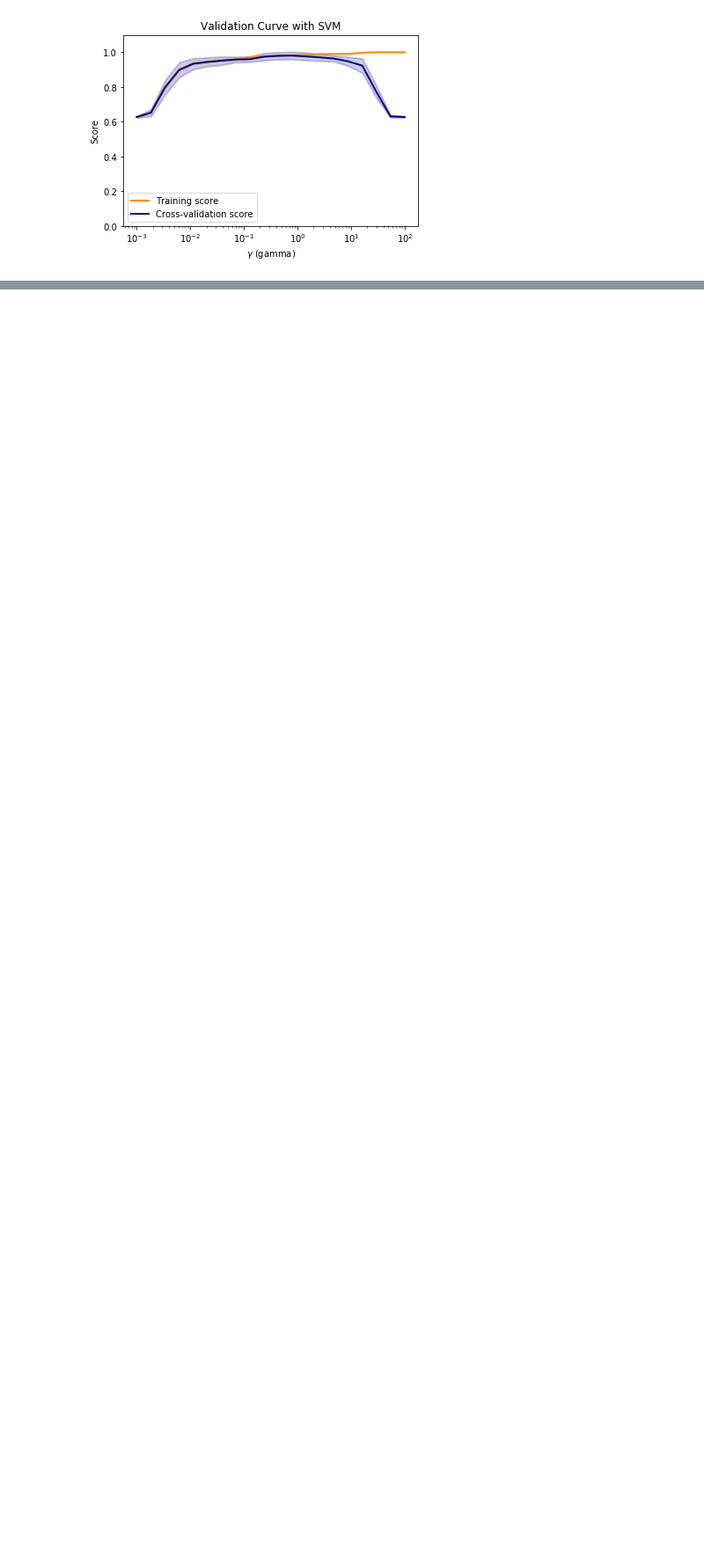
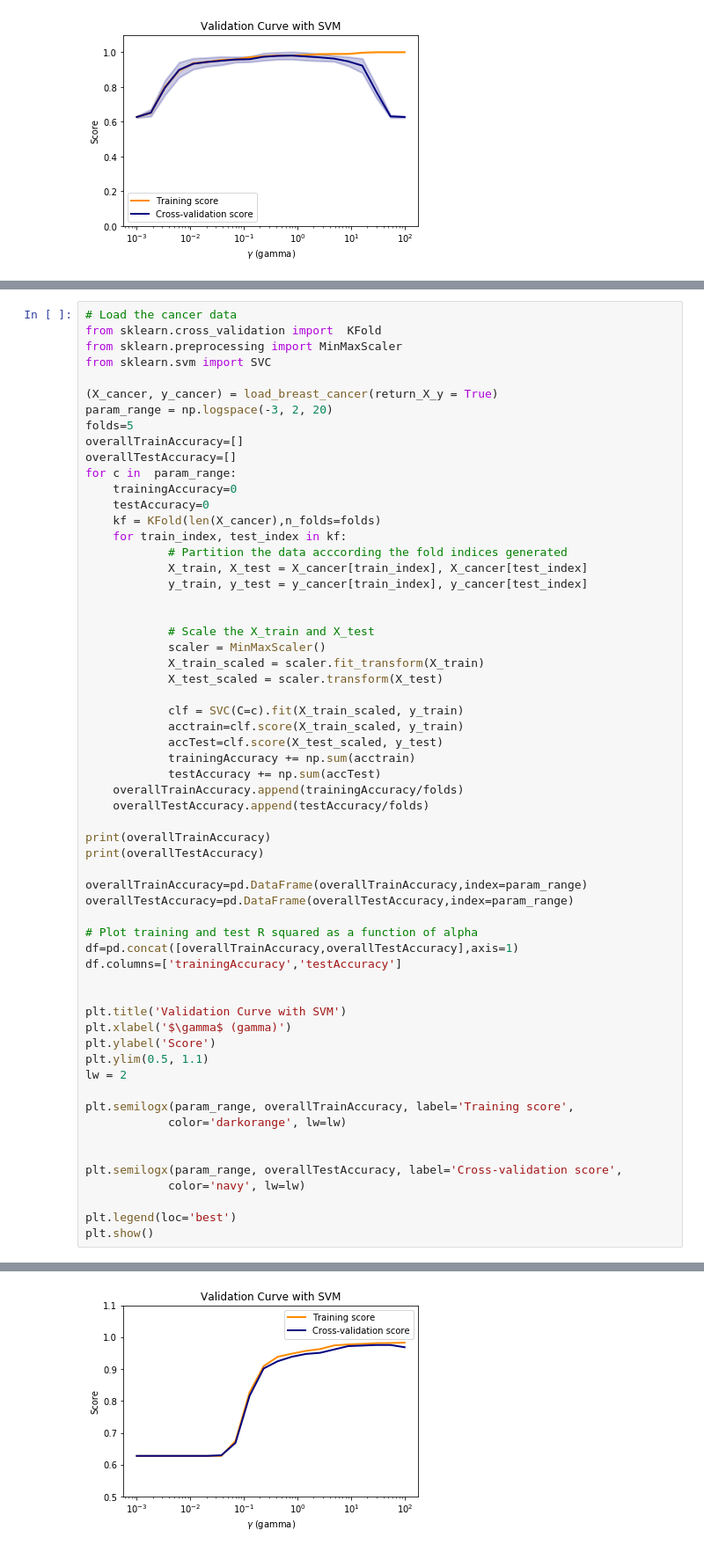
Before and after one commit to tvganesh/RPython-Part4, a Jupyter notebook: RandPython-Part4.ipynb, the cells around one changed output, grey strips where cells are left out. Shown at 88% size. Cells and saved outputs as stored; diff of their text form; blank space fills up the shorter version.

```diff
--- a/RandPython-Part4.ipynb
+++ b/RandPython-Part4.ipynb
@@ -149,0 +120,61 @@ array([  1.00000000e-03,   1.83298071e-03,   3.35981829e-03,
+# %%
+# Load the cancer data
+from sklearn.cross_validation import  KFold
+from sklearn.preprocessing import MinMaxScaler
+from sklearn.svm import SVC
+
+(X_cancer, y_cancer) = load_breast_cancer(return_X_y = True)
+param_range = np.logspace(-3, 2, 20)
+folds=5
+overallTrainAccuracy=[]
+overallTestAccuracy=[]
+for c in  param_range:
+    trainingAccuracy=0
+    testAccuracy=0
+    kf = KFold(len(X_cancer),n_folds=folds)
+    for train_index, test_index in kf:
+            # Partition the data acccording the fold indices generated
+            X_train, X_test = X_cancer[train_index], X_cancer[test_index]
+            y_train, y_test = y_cancer[train_index], y_cancer[test_index]
+
+
+            # Scale the X_train and X_test
+            scaler = MinMaxScaler()
+            X_train_scaled = scaler.fit_transform(X_train)
+            X_test_scaled = scaler.transform(X_test)
+
+            clf = SVC(C=c).fit(X_train_scaled, y_train)
+            acctrain=clf.score(X_train_scaled, y_train)
+            accTest=clf.score(X_test_scaled, y_test)
+            trainingAccuracy += np.sum(acctrain)
+            testAccuracy += np.sum(accTest)
+    overallTrainAccuracy.append(trainingAccuracy/folds)
+    overallTestAccuracy.append(testAccuracy/folds)
+
+print(overallTrainAccuracy)
+print(overallTestAccuracy)
+
+overallTrainAccuracy=pd.DataFrame(overallTrainAccuracy,index=param_range)
+overallTestAccuracy=pd.DataFrame(overallTestAccuracy,index=param_range)
+
+# Plot training and test R squared as a function of alpha
+df=pd.concat([overallTrainAccuracy,overallTestAccuracy],axis=1)
+df.columns=['trainingAccuracy','testAccuracy']
+
+
+plt.title('Validation Curve with SVM')
+plt.xlabel('$\gamma$ (gamma)')
+plt.ylabel('Score')
+plt.ylim(0.5, 1.1)
+lw = 2
+
+plt.semilogx(param_range, overallTrainAccuracy, label='Training score',
+            color='darkorange', lw=lw)
+
+
+plt.semilogx(param_range, overallTestAccuracy, label='Cross-validation score',
+            color='navy', lw=lw)
+
+plt.legend(loc='best')
+plt.show()
+# %% [output]
@@ -149,0 +183 @@ array([  1.00000000e-03,   1.83298071e-03,   3.35981829e-03,
+[figure, added]
```
Also changed, not shown: parts of 5 cells of this notebook, 1 other file.
